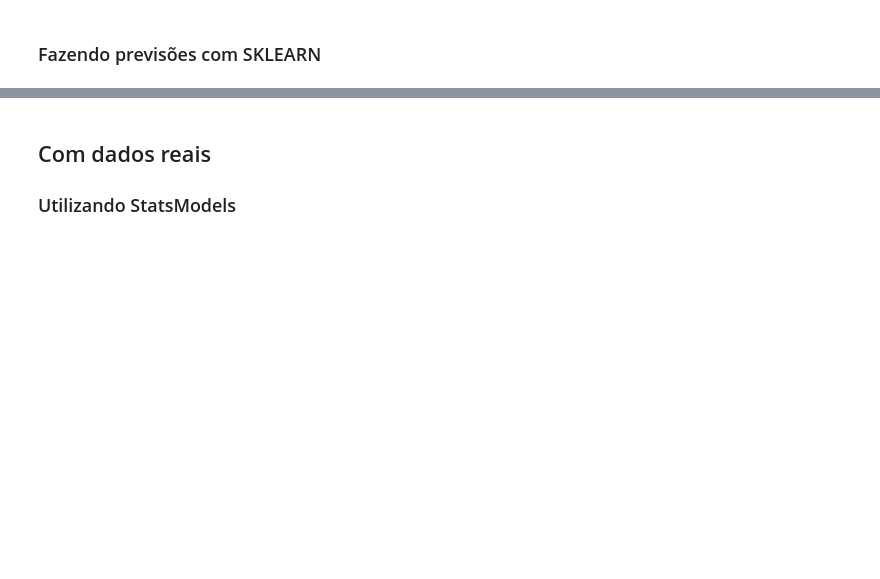
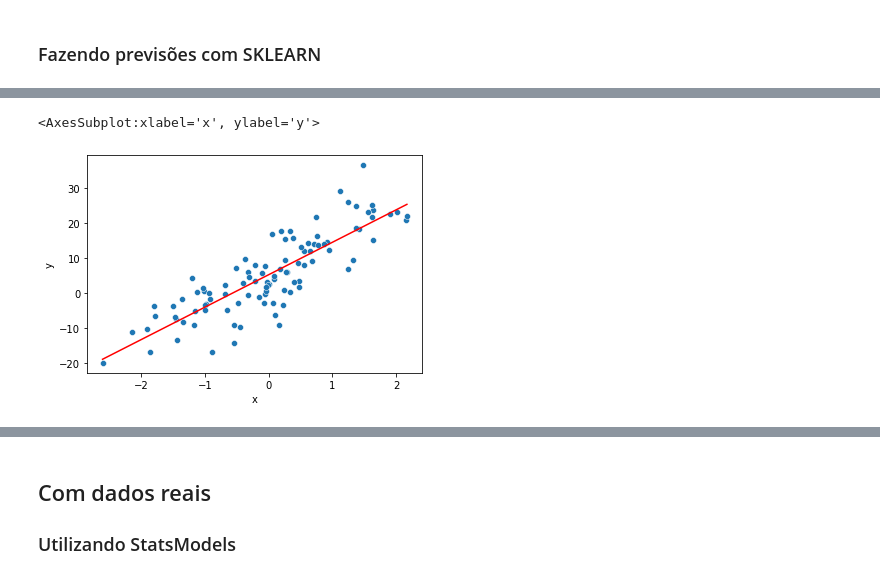
Before and after one commit to pedroteche-ih/79_PT_JUN2022, a Jupyter notebook: aulas/79 DA PT JUN-2022 Regressão Linear I.ipynb, the cells around one changed output, grey strips where cells are left out. Cells and saved outputs as stored; diff of their text form; code cells hidden in the pictures; blank space fills up the shorter version.

```diff
--- a/aulas/79 DA PT JUN-2022 Regressão Linear I.ipynb
+++ b/aulas/79 DA PT JUN-2022 Regressão Linear I.ipynb
@@ -35,7 +45,7 @@ sns.pairplot(data = teste, diag_kind = 'kde', kind = 'reg',
 #### Com statsmodels
 # %%
 teste = simular_dado(media_X = 0, desvpad_X = 1,
-                     desvpad_E = 0.1, A = 2, B = 10,
+                     desvpad_E = 6, A = 10, B = 5,
                      samples = 100)
 # %%
 sns.pairplot(data = teste, diag_kind = 'kde', kind = 'reg',
@@ -73,7 +108,8 @@ teste1_fit.summary()
 from sklearn.linear_model import LinearRegression
 # %%
 modelo = LinearRegression()
+# %%
+X = teste[['x']]
+y = teste['y']
 # %%
-X = teste_1[['x']]
-y = teste_1['y']
 modelo.fit(X, y)
@@ -85,3 +146,3 @@ print(modelo.intercept_)
 # %%
-teste_1['pred'] = modelo.predict(X)
+teste['pred'] = modelo.predict(X)
 # %%
@@ -89,3 +164,6 @@ teste_1
 # %%
-sns.scatterplot(data=teste_1, x = 'x', y = 'y')
-sns.lineplot(data=teste_1, x = 'x', y = 'pred', color = 'red')
+sns.scatterplot(data=teste, x = 'x', y = 'y')
+sns.lineplot(data=teste, x = 'x', y = 'pred', color = 'red')
+# %% [output]
+<AxesSubplot:xlabel='x', ylabel='y'>
+[figure, added]
```
Also changed, not shown: parts of 28 cells of this notebook, 1 other file.
